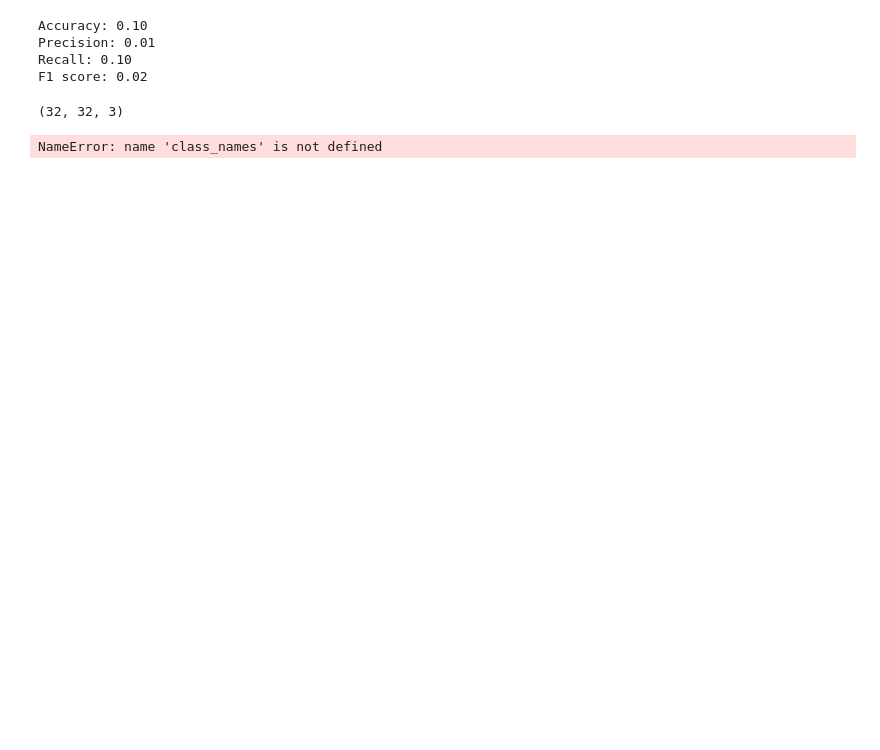
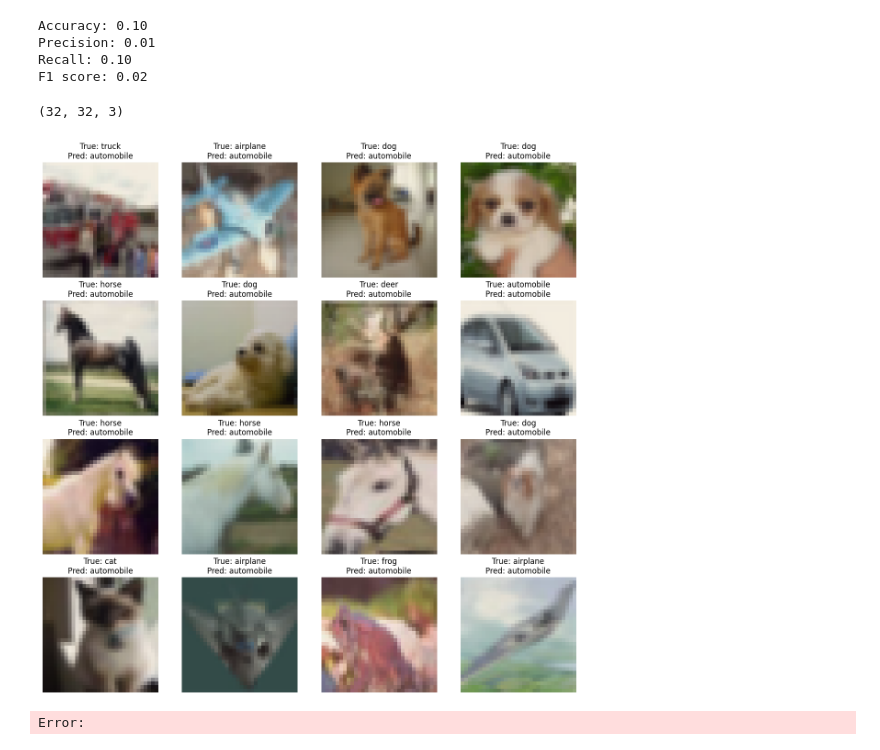
Before and after one commit to lsaraco/vision_transformers_fiuba, a Jupyter notebook: TP2/TP2.ipynb, the cells around one changed output. Saved outputs shown, nothing was run; the diff lists cells and outputs as text; code cells hidden in the pictures; blank space fills up the shorter version.

Commit message:
Pruebas de cambios en el data augmentation y parámetros del modelo

```diff
--- a/TP2/TP2.ipynb
+++ b/TP2/TP2.ipynb
@@ -250,8 +253,8 @@ transform = transforms.Compose([
 
 # Load your dataset
 train_dataset = datasets.CIFAR10(root='./data', train=True, download=True, transform=transform)
-train_loader = torch.utils.data.DataLoader(train_dataset, batch_size=512, shuffle=True)
+train_loader = torch.utils.data.DataLoader(train_dataset, batch_size=64, shuffle=True)
 
 test_dataset = datasets.CIFAR10(root='./data', train=False, download=True, transform=transform)
-test_loader = torch.utils.data.DataLoader(test_dataset, batch_size=512, shuffle=True)
+test_loader = torch.utils.data.DataLoader(test_dataset, batch_size=64, shuffle=True)
 # %% [output]
@@ -291,20 +289,15 @@ Tamaño de carpeta: 340.19 MB
 # %%
-'''
-A continuacion ingrese los parametros del modelo
-
-'''
-
-num_epochs = 10
+num_epochs = 30
 
 model = VisionTransformer(
     img_size=32,
     patch_size=4,
-    embed_dim=64,
-    num_heads=2,
-    ff_dim=2,
-    num_layers=3,
+    embed_dim=128,
+    num_heads=8,
+    ff_dim=256,
+    num_layers=5,
     num_classes=10, #Cifar10
-    dropout=0.1,
+    dropout=0.05,
     batch_first=True
 ).to(device)
 
@@ -313,7 +306,7 @@ print("Parametros del modelo:", list(model.parameters()))
 
 # Definimos funciones de loss y optimizador
 criterion = nn.CrossEntropyLoss()
-optimizer = optim.AdamW(model.parameters(), lr=3e-4)
+optimizer = optim.AdamW(model.parameters(), lr=1e-4)
 scheduler = StepLR(optimizer, step_size=2, gamma=0.1)
 
 
@@ -423,33 +406,46 @@ train_dataset.data[0].shape
 # %% [output]
 (32, 32, 3)
 # %%
+class_names = [
+    "airplane",
+    "automobile",
+    "bird",
+    "cat",
+    "deer",
+    "dog",
+    "frog",
+    "horse",
+    "ship",
+    "truck"
+]
 
 def visualize_classification(model, data_loader, class_names, num_images=16):
     model.eval()
     images_so_far = 0
     fig = plt.figure(figsize=(15, 15))
 
     with torch.no_grad():
         for i, (inputs, labels) in enumerate(tqdm(data_loader)):
             inputs = inputs.to(device)
             outputs = model(inputs)
             _, preds = torch.max(outputs, 1)
 
             for j in range(inputs.size()[0]):
                 images_so_far += 1
                 ax = plt.subplot(num_images // 4, 4, images_so_far)
                 ax.axis('off')
                 ax.set_title(f'True: {class_names[labels[j]]}\nPred: {class_names[preds[j]]}')
                 img = inputs[j].cpu().numpy().transpose((1, 2, 0))
                 img = img * [0.229, 0.224, 0.225] + [0.485, 0.456, 0.406]  # Unnormalize
                 img = np.clip(img, 0, 1)
                 ax.imshow(img)
 
                 if images_so_far == num_images:
                     return
 
 
 visualize_classification(model, test_loader, class_names, num_images=16)
 plt.show()
 # %% [output]
+[figure, added]
-NameError: name 'class_names' is not defined
+Error:
```
Also changed, not shown: parts of 22 cells of this notebook, 2 other files.
